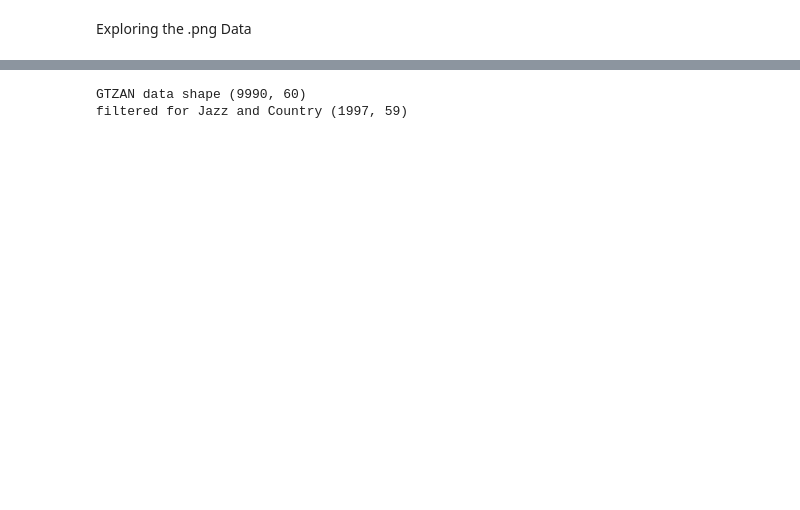
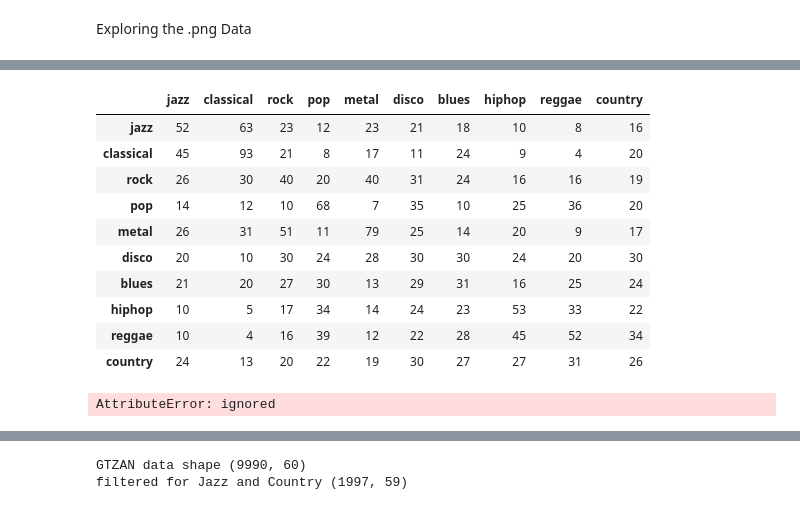
Before and after one commit to laurenquattrocchi/MusiCAPPture, a Jupyter notebook: Exploratory_Data_Analysis_ML_Music_Genre_Prediction.ipynb, the cells around one changed output, grey strips where cells are left out. Drawn from its saved outputs; the diff is of its cells as text; code cells hidden in the pictures; blank space fills up the shorter version.

```diff
--- a/Exploratory_Data_Analysis_ML_Music_Genre_Prediction.ipynb
+++ b/Exploratory_Data_Analysis_ML_Music_Genre_Prediction.ipynb
@@ -270,3 +360,31 @@ print(acc)
+# %%
+import sklearn
+labels= ['jazz', 'classical', 'rock', 'pop', 'metal', 'disco', 'blues',
+       'hiphop', 'reggae', 'country']
+cm = sklearn.metrics.confusion_matrix(y_test, y_hat1, labels=['jazz', 'classical', 'rock', 'pop', 'metal', 'disco', 'blues',
+       'hiphop', 'reggae', 'country'], sample_weight=None, normalize=None)
+pd.DataFrame(cm, index=labels, columns=labels)
+# %% [output]
+|  | jazz | classical | rock | pop | metal | disco | blues | hiphop | reggae | country |
+| jazz | 52 | 63 | 23 | 12 | 23 | 21 | 18 | 10 | 8 | 16 |
+| classical | 45 | 93 | 21 | 8 | 17 | 11 | 24 | 9 | 4 | 20 |
+| rock | 26 | 30 | 40 | 20 | 40 | 31 | 24 | 16 | 16 | 19 |
+| pop | 14 | 12 | 10 | 68 | 7 | 35 | 10 | 25 | 36 | 20 |
+| metal | 26 | 31 | 51 | 11 | 79 | 25 | 14 | 20 | 9 | 17 |
+| disco | 20 | 10 | 30 | 24 | 28 | 30 | 30 | 24 | 20 | 30 |
+| blues | 21 | 20 | 27 | 30 | 13 | 29 | 31 | 16 | 25 | 24 |
+| hiphop | 10 | 5 | 17 | 34 | 14 | 24 | 23 | 53 | 33 | 22 |
+| reggae | 10 | 4 | 16 | 39 | 12 | 22 | 28 | 45 | 52 | 34 |
+| country | 24 | 13 | 20 | 22 | 19 | 30 | 27 | 27 | 31 | 26 |
+# %%
+import sklearn
+labels= ['jazz', 'classical', 'rock', 'pop', 'metal', 'disco', 'blues',
+       'hiphop', 'reggae', 'country']
+cm = sklearn.metrics.confusion_matrix(y_test, y_hat2, labels=['jazz', 'classical', 'rock', 'pop', 'metal', 'disco', 'blues',
+       'hiphop', 'reggae', 'country'], sample_weight=None, normalize=None)
+pd.DataFrame(cm, index=labels, columns=labels)
+# %% [output]
+AttributeError: ignored
 # %%
 !pip install tensorflow_decision_forests
 # %% [output]
```
Also changed, not shown: parts of 24 cells of this notebook.
